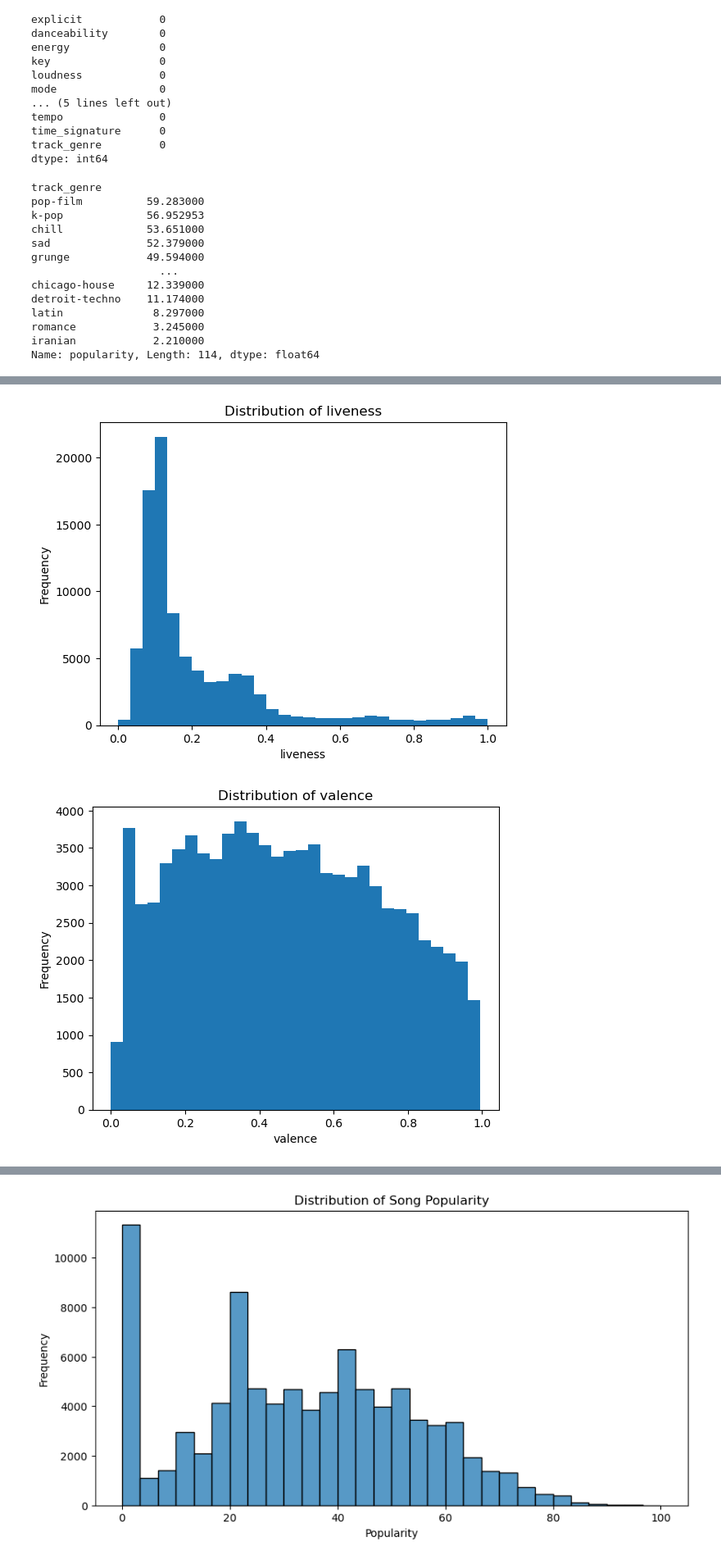
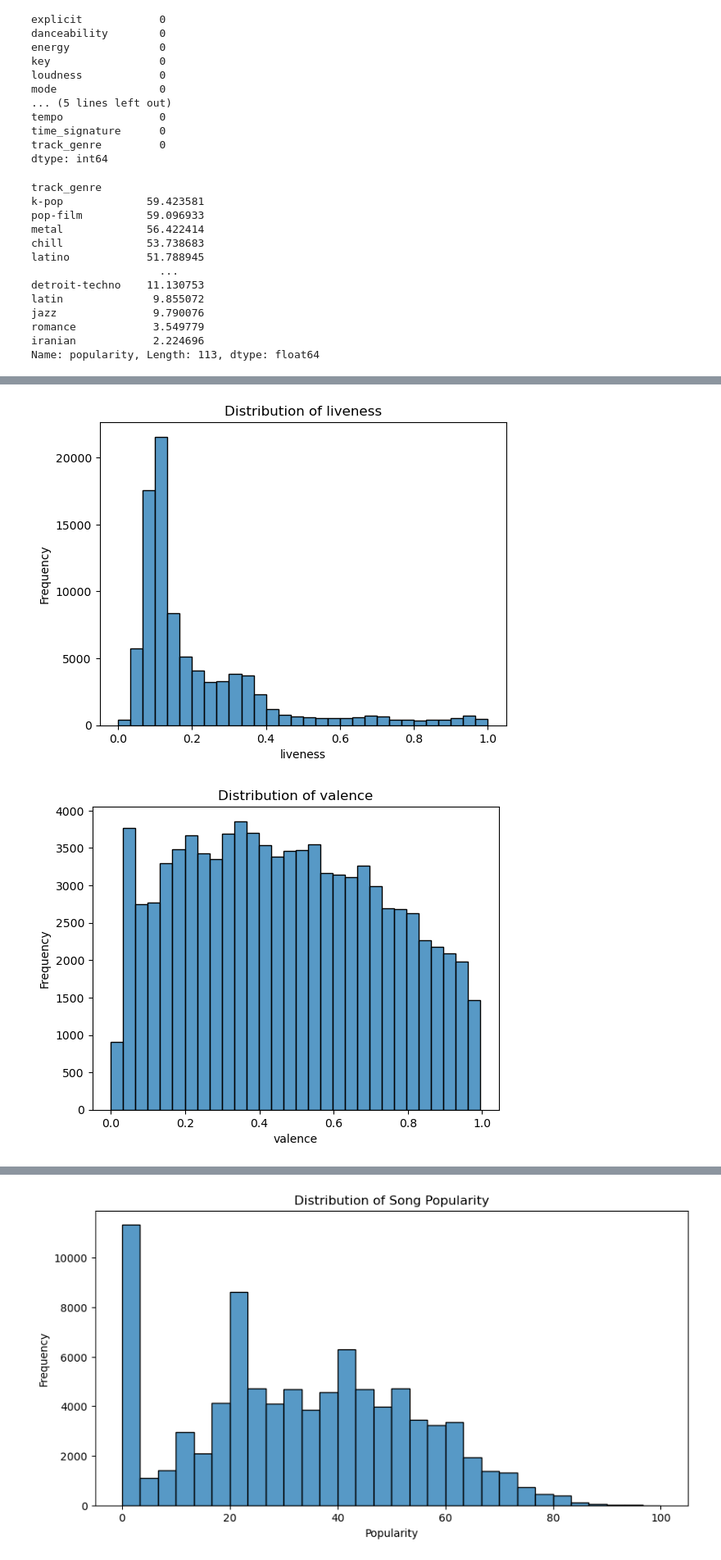
Before and after one commit to tobiasmj97/M1_assignment_recommender-app_group_5, a Jupyter notebook: M1_Assignement_UML.ipynb, the cells around one changed output, grey strips where cells are left out. Shown at 82% size. Saved outputs shown, nothing was run; the diff lists cells and outputs as text; code cells hidden in the pictures.

```diff
--- a/M1_Assignement_UML.ipynb
+++ b/M1_Assignement_UML.ipynb
@@ -311,28 +272,28 @@ track_genre         0
 dtype: int64
 # %%
 # Rank genres by the average popularity of their songs. Which genres tend to have more popular songs?
-popularity = data.groupby('track_genre')['popularity'].mean().sort_values(ascending=False)
+popularity = df.groupby('track_genre')['popularity'].mean().sort_values(ascending=False)
 popularity
 # %% [output]
 track_genre
-pop-film          59.283000
-k-pop             56.952953
-chill             53.651000
-sad               52.379000
-grunge            49.594000
+k-pop             59.423581
+pop-film          59.096933
+metal             56.422414
+chill             53.738683
+latino            51.788945
                     ...
-chicago-house     12.339000
-detroit-techno    11.174000
-latin              8.297000
-romance            3.245000
-iranian            2.210000
-Name: popularity, Length: 114, dtype: float64
+detroit-techno    11.130753
+latin              9.855072
+jazz               9.790076
+romance            3.549779
+iranian            2.224696
+Name: popularity, Length: 113, dtype: float64
 # %%
 # Make histograms for all numerical columns
 numerical_columns = ['popularity', 'duration_ms', 'danceability', 'energy', 'loudness', 'speechiness', 'acousticness', 'instrumentalness', 'liveness', 'valence', 'tempo']
 
 for column in numerical_columns:
-    plt.hist(df[column], bins=30)
+    sns.histplot(df[column], kde=False, bins=30)
     plt.title(f'Distribution of {column}')
     plt.xlabel(column)
     plt.ylabel('Frequency')
@@ -349,2 +310,2 @@ for column in numerical_columns:
-[figure, old version]
+[figure, new version]
-[figure, old version]
+[figure, new version]
```
Also changed, not shown: parts of 52 cells of this notebook.
